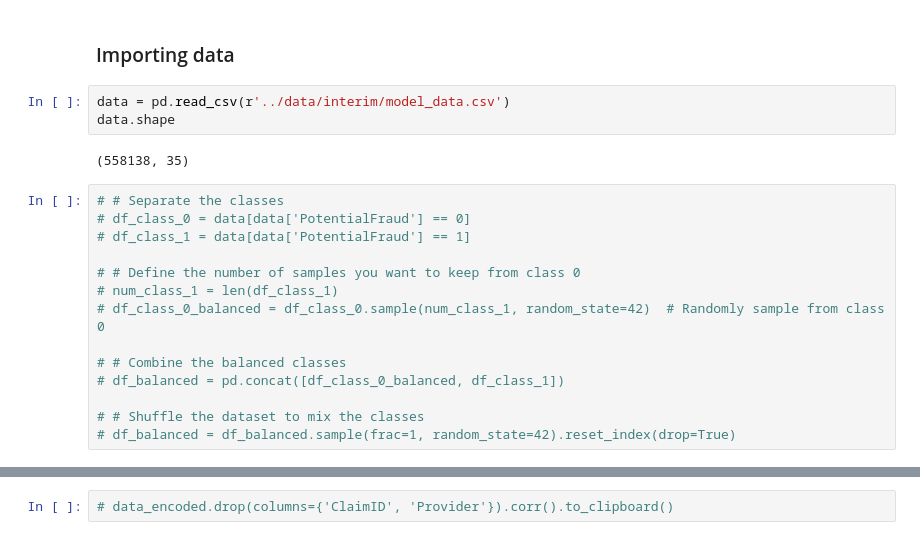
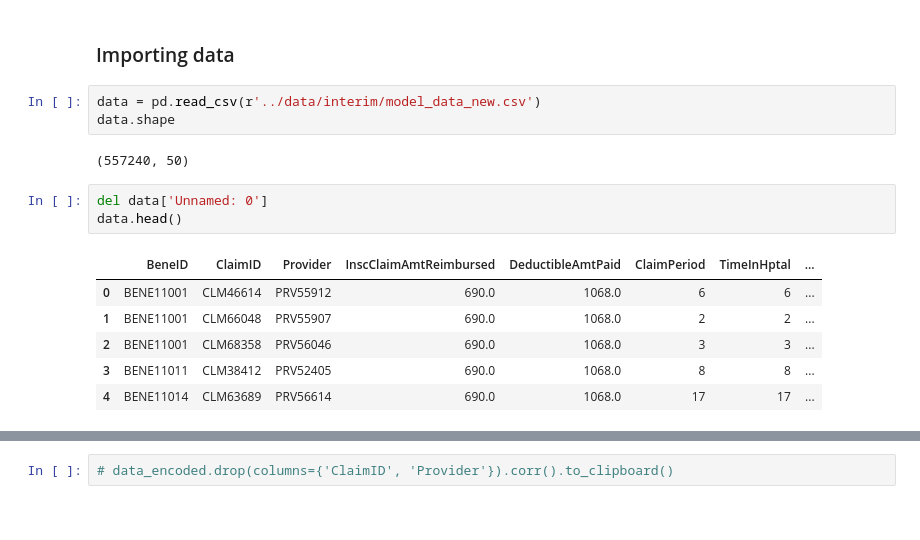
Before and after one commit to rohit180497/Medicare-Claim-Fraud-Detection, a Jupyter notebook: scripts/base_model.ipynb, the cells around one changed output, grey strips where cells are left out. Saved outputs shown, nothing was run; the diff lists cells and outputs as text.

Commit message:
base model ready

```diff
--- a/scripts/base_model.ipynb
+++ b/scripts/base_model.ipynb
@@ -221,21 +222,17 @@ trace_request_metadata
 # %% [markdown]
 ### Importing data
 # %%
-data = pd.read_csv(r'../data/interim/model_data.csv')
+data = pd.read_csv(r'../data/interim/model_data_new.csv')
 data.shape
 # %% [output]
-(558138, 35)
+(557240, 50)
-# %%
-# # Separate the classes
-# df_class_0 = data[data['PotentialFraud'] == 0]
-# df_class_1 = data[data['PotentialFraud'] == 1]
-
-# # Define the number of samples you want to keep from class 0
-# num_class_1 = len(df_class_1)
-# df_class_0_balanced = df_class_0.sample(num_class_1, random_state=42)  # Randomly sample from class 0
-
-# # Combine the balanced classes
-# df_balanced = pd.concat([df_class_0_balanced, df_class_1])
-
-# # Shuffle the dataset to mix the classes
-# df_balanced = df_balanced.sample(frac=1, random_state=42).reset_index(drop=True)
+# %%
+del data['Unnamed: 0']
+data.head()
+# %% [output]
+|  | BeneID | ClaimID | Provider | InscClaimAmtReimbursed | DeductibleAmtPaid | ClaimPeriod | TimeInHptal | ... |
+| 0 | BENE11001 | CLM46614 | PRV55912 | 690.0 | 1068.0 | 6 | 6 | ... |
+| 1 | BENE11001 | CLM66048 | PRV55907 | 690.0 | 1068.0 | 2 | 2 | ... |
+| 2 | BENE11001 | CLM68358 | PRV56046 | 690.0 | 1068.0 | 3 | 3 | ... |
+| 3 | BENE11011 | CLM38412 | PRV52405 | 690.0 | 1068.0 | 8 | 8 | ... |
+| 4 | BENE11014 | CLM63689 | PRV56614 | 690.0 | 1068.0 | 17 | 17 | ... |
```
Also changed, not shown: parts of 30 cells of this notebook.
